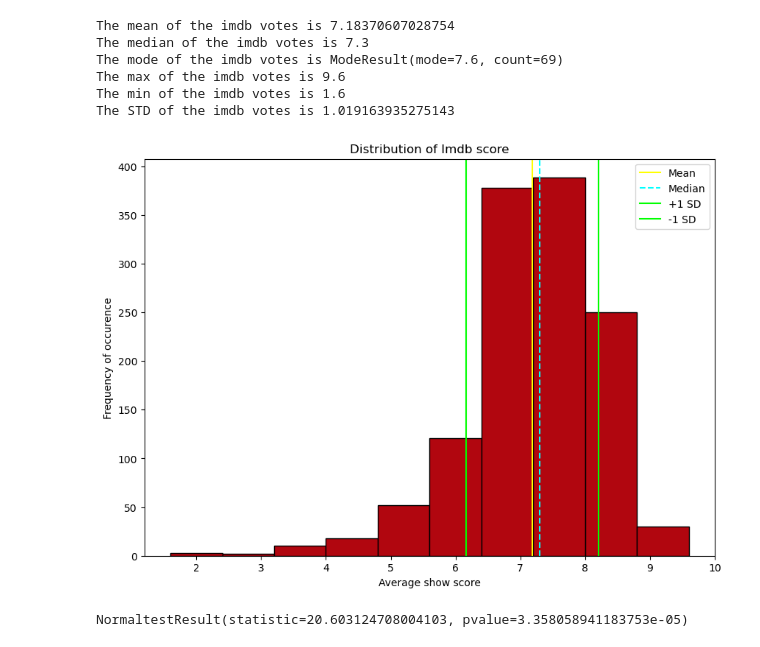
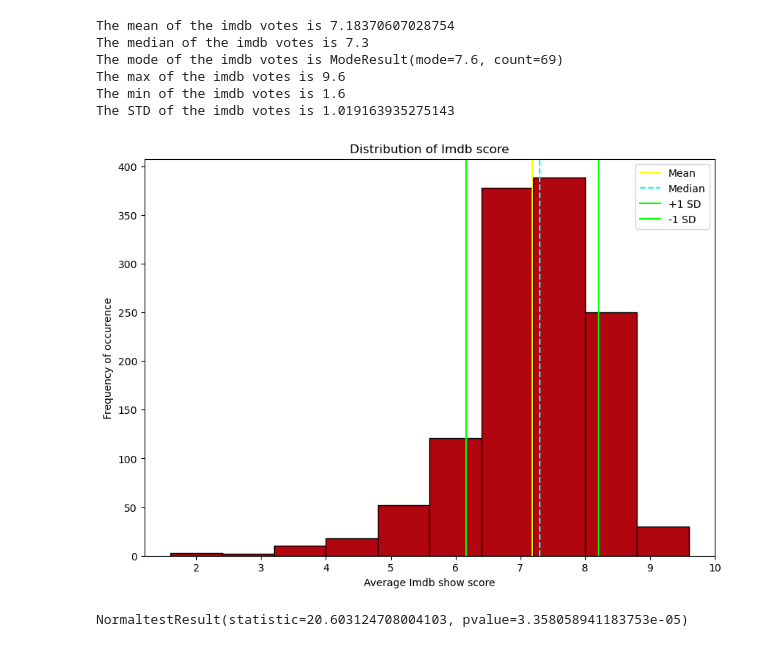
Before and after one commit to NidaB-C/NetflixEDA, a Jupyter notebook: 03_imdb_scores_votes_genres.ipynb, the cells around one changed output. Saved outputs shown, nothing was run; the diff lists cells and outputs as text; code cells hidden in the pictures.

```diff
--- a/03_imdb_scores_votes_genres.ipynb
+++ b/03_imdb_scores_votes_genres.ipynb
@@ -151,18 +151,18 @@ The STD of the imdb votes is 1.019163935275143
 # %%
 #Histogram distribution
 plt.hist(scores,color='#B1060F',edgecolor='k')
-plt.xlabel("Average show score")
+plt.xlabel("Average Imdb show score")
 plt.ylabel("Frequency of occurence")
 plt.axvline(sm, color='yellow',label='Mean')
 plt.axvline(sme, color='cyan', linestyle='dashed',label='Median')
 plt.axvline(sm + sstd, color='lime',label='+1 SD')
 plt.axvline(sm - sstd, color='lime',label='-1 SD')
 plt.title("Distribution of Imdb score")
 plt.legend()
 plt.rcParams['figure.figsize'] = [10, 7]
 plt.savefig('Images/03_E_2_Distribution_of_imdb_scores.png')
 # %% [output]
-[figure, old version]
+[figure, new version]
 # %%
 print(st.normaltest(scores.sample(200)))
 
```
Also changed, not shown: parts of 2 cells of this notebook.
